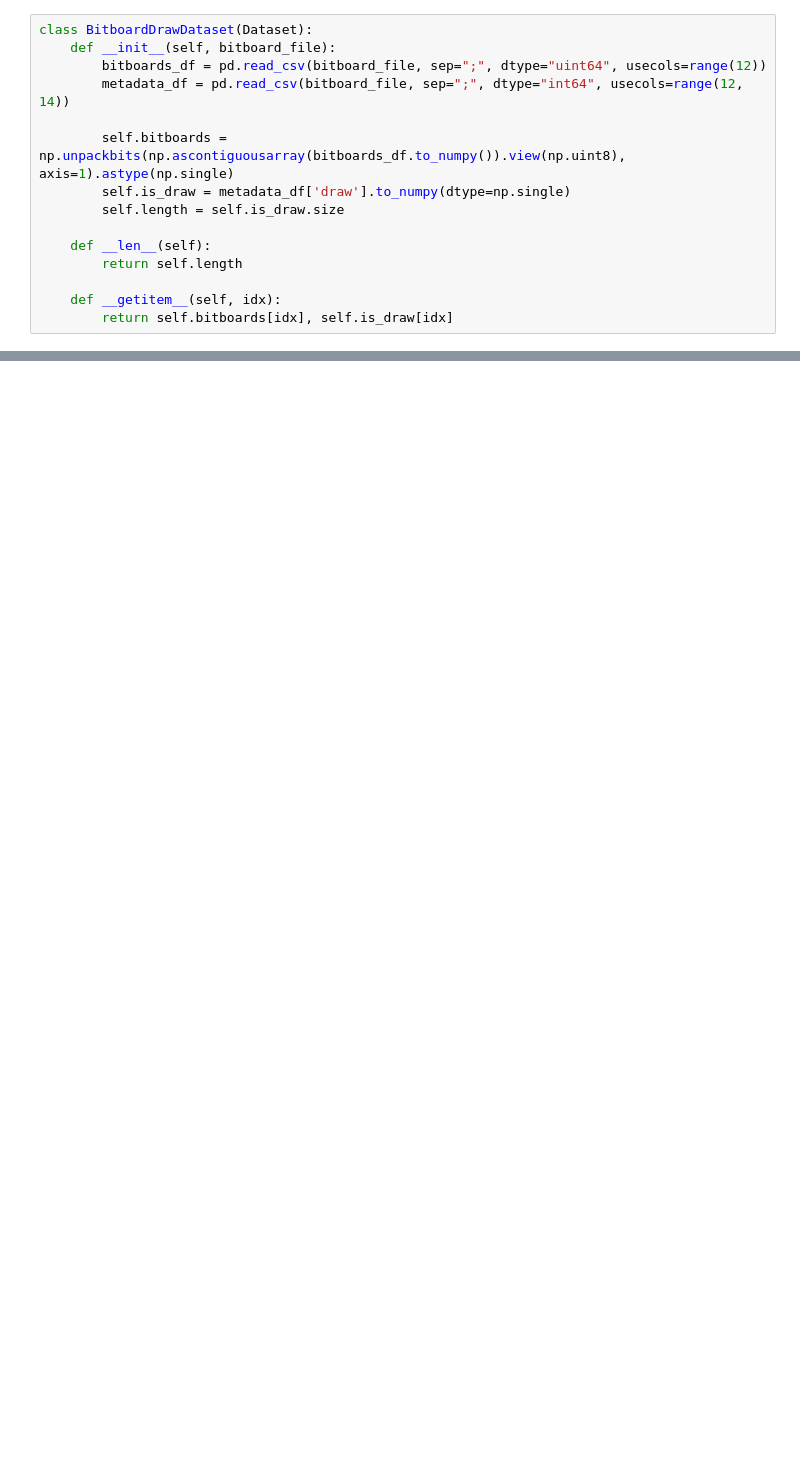
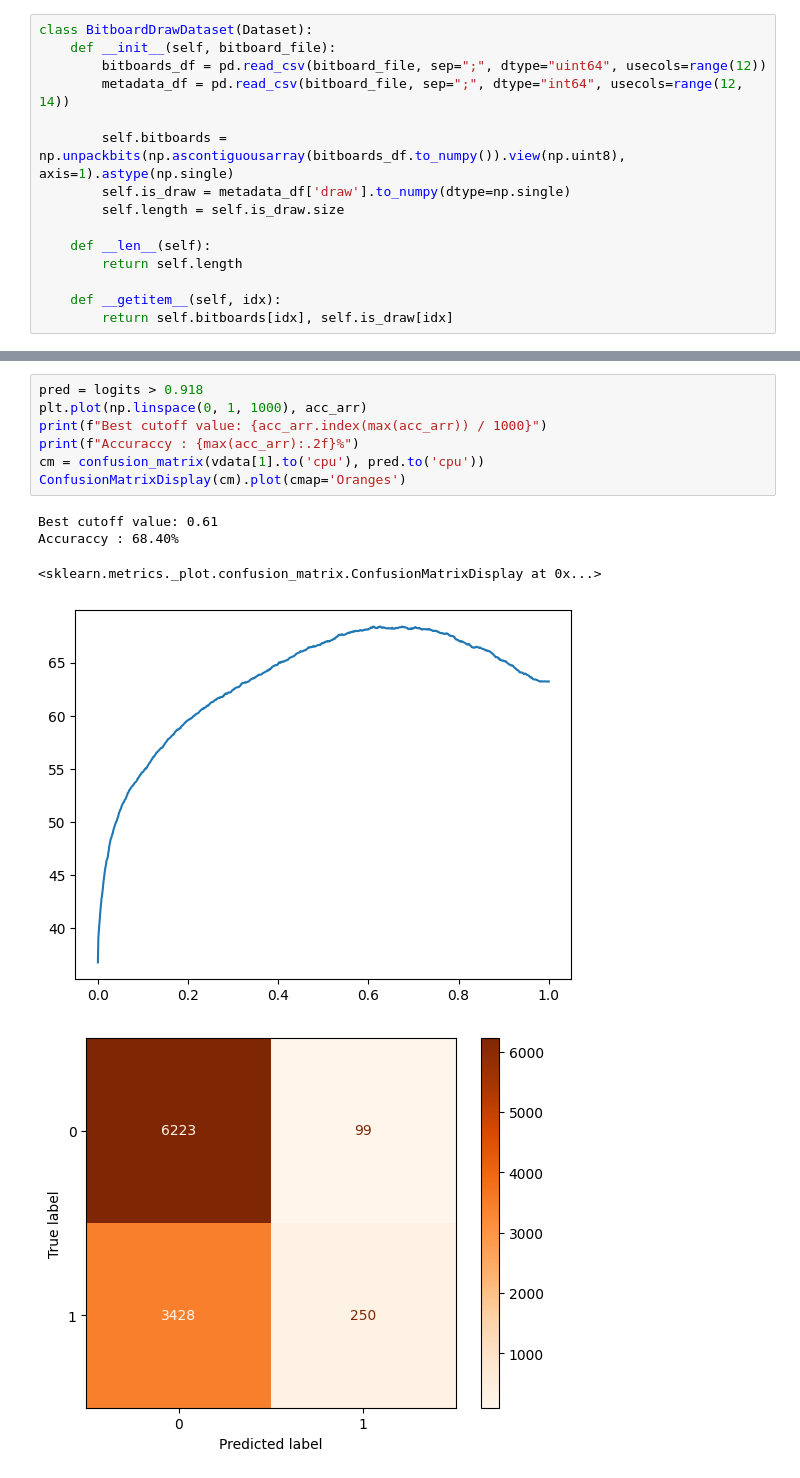
Before and after one commit to marekpiotradamczyk/bestiazwroclawia, a Jupyter notebook: nn/data_loader.ipynb, the cells around one changed output, grey strips where cells are left out. Saved outputs shown, nothing was run; the diff lists cells and outputs as text; blank space fills up the shorter version.

```diff
--- a/nn/data_loader.ipynb
+++ b/nn/data_loader.ipynb
@@ -173,0 +249,13 @@ m = torch.load("model_20240503_002000_33")
+# %%
+pred = logits > 0.918
+plt.plot(np.linspace(0, 1, 1000), acc_arr)
+print(f"Best cutoff value: {acc_arr.index(max(acc_arr)) / 1000}")
+print(f"Accuraccy : {max(acc_arr):.2f}%")
+cm = confusion_matrix(vdata[1].to('cpu'), pred.to('cpu'))
+ConfusionMatrixDisplay(cm).plot(cmap='Oranges')
+# %% [output]
+Best cutoff value: 0.61
+Accuraccy : 68.40%
+<sklearn.metrics._plot.confusion_matrix.ConfusionMatrixDisplay at 0x...>
+[figure, added]
+[figure, added]
```
Also changed, not shown: parts of 24 cells of this notebook, 5 other files.
